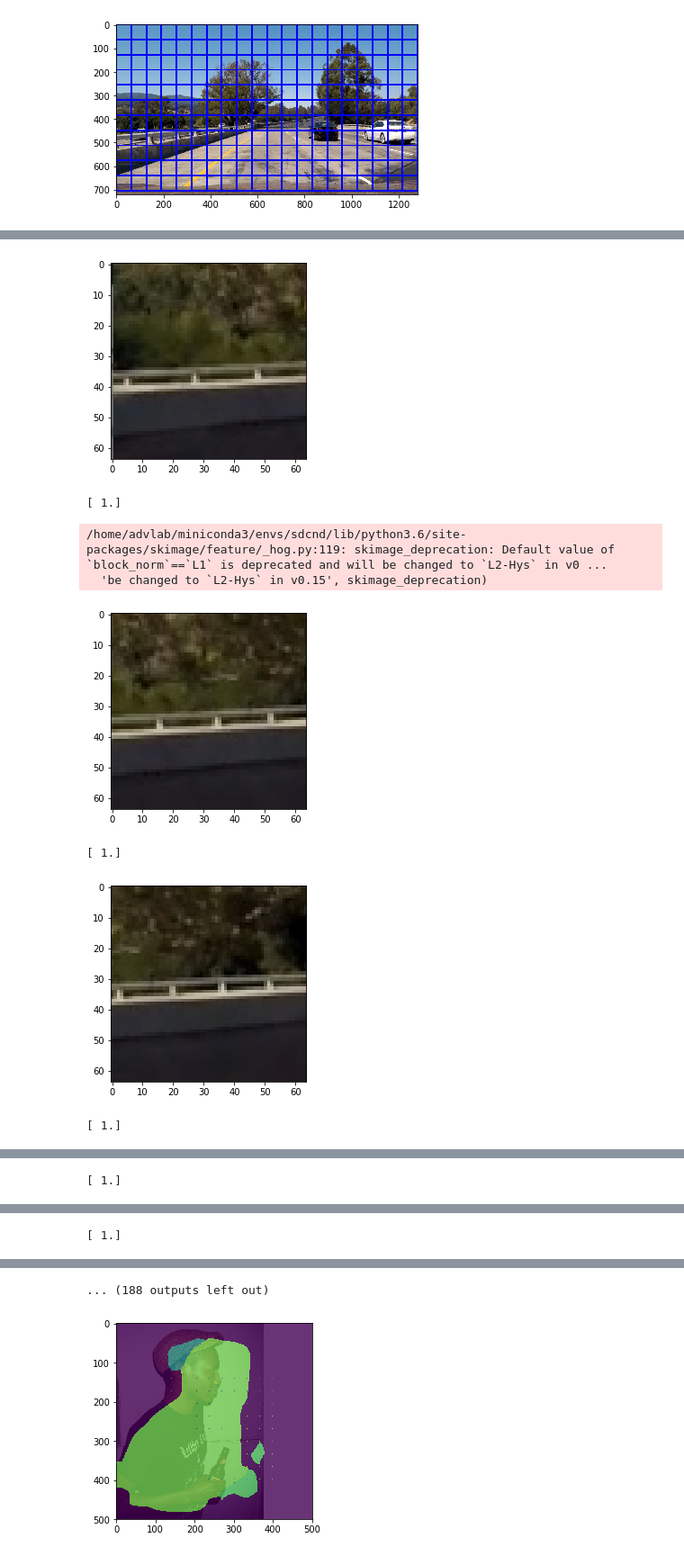
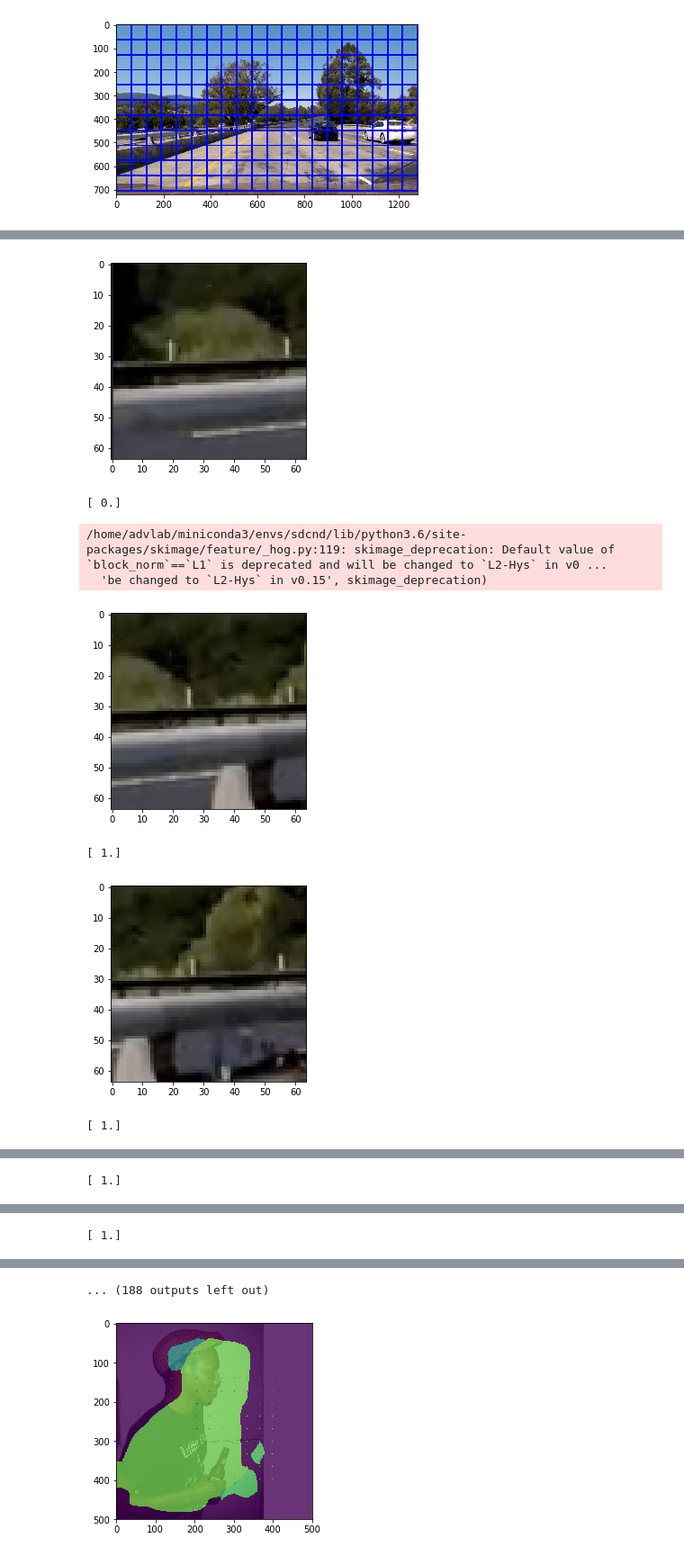
Before and after one commit to Quartzing/CarND-Vehicle-Detection, a Jupyter notebook: Untitled.ipynb, the cells around one changed output, grey strips where cells are left out. Shown at 90% size. Drawn from its saved outputs; the diff is of its cells as text; code cells hidden in the pictures.

```diff
--- a/Untitled.ipynb
+++ b/Untitled.ipynb
@@ -490,39 +493,39 @@ def search_windows(img, windows, clf, scaler, color_space='RGB',
     #8) Return windows for positive detections
     return on_windows
 
 
 
-image = mpimg.imread('test_images/test6.jpg')
+image = mpimg.imread('test_images/test5.jpg')
 # image = mpimg.imread(X_test)
 
 draw_image = np.copy(image)
 
 # Uncomment the following line if you extracted training
 # data from .png images (scaled 0 to 1 by mpimg) and the
 # image you are searching is a .jpg (scaled 0 to 255)
 #image = image.astype(np.float32)/255
 
 y_start_stop = [400, 650] # Min and max in y to search in slide_window()
 
 windows = slide_window(image, x_start_stop=[None, None], y_start_stop=y_start_stop,
                     xy_window=(96, 96), xy_overlap=(0.5, 0.5))
 
 hot_windows = search_windows(image, windows, svc, X_scaler, color_space=color_space,
                         spatial_size=spatial_size, hist_bins=hist_bins,
                         orient=orient, pix_per_cell=pix_per_cell,
                         cell_per_block=cell_per_block,
                         hog_channel=hog_channel, spatial_feat=spatial_feat,
                         hist_feat=hist_feat, hog_feat=hog_feat)
 
 window_img = draw_boxes(draw_image, hot_windows, color=(0, 0, 255), thick=6)
 
 plt.imshow(window_img)
 # %% [output]
-[figure, old version]
+[figure, new version]
-[ 1.]
+[ 0.]
 /home/advlab/miniconda3/envs/sdcnd/lib/python3.6/site-packages/skimage/feature/_hog.py:119: skimage_deprecation: Default value of `block_norm`==`L1` is deprecated and will be changed to `L2-Hys` in v0 ...
   'be changed to `L2-Hys` in v0.15', skimage_deprecation)
-[figure, old version]
+[figure, new version]
 [ 1.]
-[figure, old version]
+[figure, new version]
 [ 1.]
```
Also changed, not shown: parts of 4 cells of this notebook, 1 other file.
